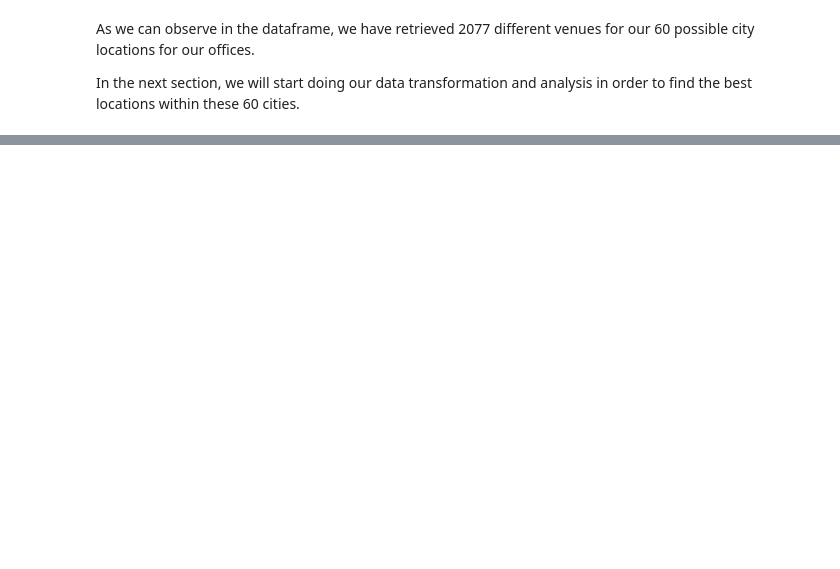
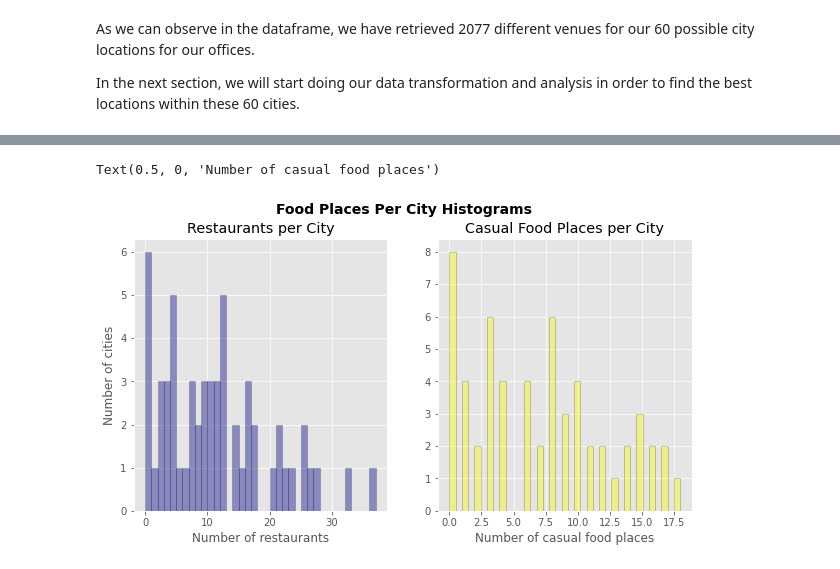
Before and after one commit to jgarcia-garcia/Coursera_Capstone, a Jupyter notebook: Best_Office_Location_SFBayArea.ipynb, the cells around one changed output, grey strips where cells are left out. Drawn from its saved outputs; the diff is of its cells as text; code cells hidden in the pictures; blank space fills up the shorter version.

```diff
--- a/Best_Office_Location_SFBayArea.ipynb
+++ b/Best_Office_Location_SFBayArea.ipynb
@@ -453,0 +495,5 @@ In the next section, we will start doing our data transformation and analysis in
+# %%
+#Create dataframe joining venues with category map
+bay_venues_cat_df = SFBay_venues
+bay_venues_cat_df = bay_venues_cat_df.join(category_map.set_index('Venue Category'),on='Venue Category')
+bay_venues_cat_df.head()
@@ -453,0 +507,9 @@ In the next section, we will start doing our data transformation and analysis in
+# %%
+#Use one hot encoding
+bay_onehot = pd.get_dummies(bay_venues_cat_df[['Aggregated Category']], prefix="", prefix_sep="")
+
+#Add city column back to dataframe
+bay_onehot.insert(0, 'City', bay_venues_cat_df['City'], True)
+
+print(bay_onehot.shape)
+bay_onehot.head()
@@ -453,0 +524,4 @@ In the next section, we will start doing our data transformation and analysis in
+# %%
+#Use group_by function to count the number of venues for each category for each location
+toronto_grouped = bay_onehot.groupby('City').sum().reset_index()
+toronto_grouped
@@ -453,0 +546,22 @@ In the next section, we will start doing our data transformation and analysis in
+# %%
+# Histogram of restaurants per city
+fig, axes = plt.subplots(1, 2, figsize=(10,5))
+fig.suptitle('Food Places Per City Histograms',fontsize=14, fontweight='bold')
+
+sns.distplot(toronto_grouped['Restaurant'], ax=axes[0],hist=True, kde=False,
+             bins=37, color = 'darkblue',
+             hist_kws={'edgecolor':'black'})
+
+axes[0].set_title('Restaurants per City')
+axes[0].set_xlabel('Number of restaurants')
+axes[0].set_ylabel('Number of cities')
+
+sns.distplot(toronto_grouped['Casual Food'], ax=axes[1], hist=True, kde=False,
+             bins=37, color = 'yellow',
+             hist_kws={'edgecolor':'black'})
+
+axes[1].set_title('Casual Food Places per City')
+axes[1].set_xlabel('Number of casual food places')
+# %% [output]
+Text(0.5, 0, 'Number of casual food places')
+[figure, added]
```
Also changed, not shown: parts of 12 cells of this notebook.
